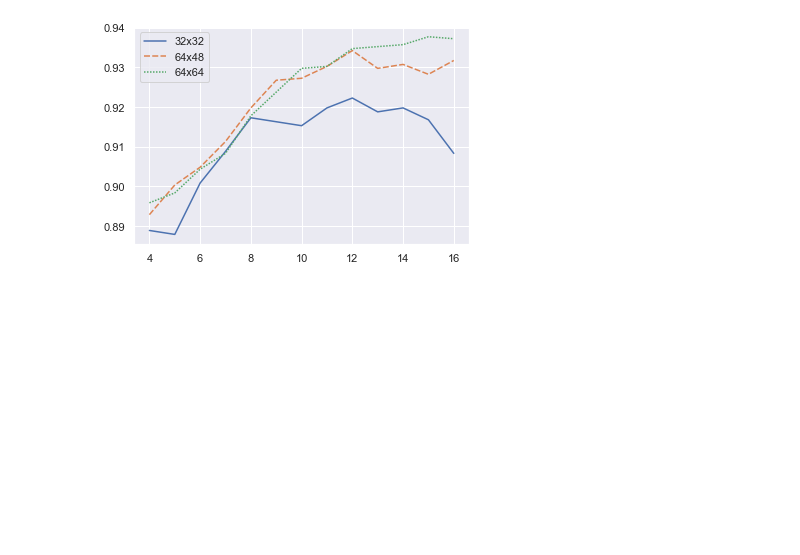
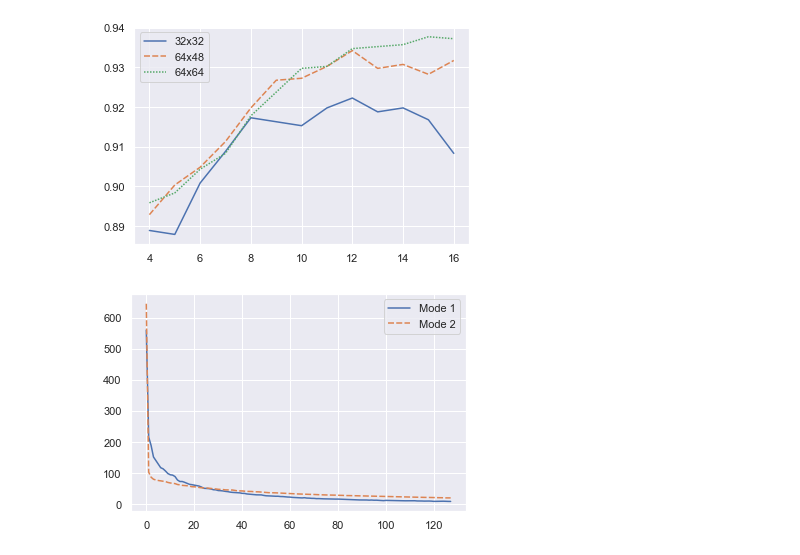
Before and after one commit to elladetic/USPP-2, a Jupyter notebook: Za predaju - FINAL/Algorithm_2.ipynb, the cells around one changed output. Saved outputs shown, nothing was run; the diff lists cells and outputs as text; code cells hidden in the pictures; blank space fills up the shorter version.

Commit message:
Added plot norm

```diff
--- a/Za predaju - FINAL/Algorithm_2.ipynb
+++ b/Za predaju - FINAL/Algorithm_2.ipynb
@@ -136,7 +132,7 @@ k = np.unique(D_train).size
 # %%
 T = construct_tensor(A_train, D_train, k)
 
-F, U_p = HOSVD(T, 64, 64)
+F, U_p = HOSVD(T, 128, 128)
 
 B = alg2_train(F,k,30)
 
@@ -179,3 +175,28 @@ sns.lineplot(data = df)
 # %% [output]
 <AxesSubplot:>
 [figure]
+# %%
+def plot_norm(T):
+
+    norm_1 = np.zeros(T.shape[0])
+    for i in range(T.shape[0]):
+        norm_1[i] = np.linalg.norm(T[i,:,:])    #optimizirati naknadno: suma dij!
+
+    norm_2 = np.zeros(T.shape[1])
+    for i in range(T.shape[1]):
+        norm_2[i] = np.linalg.norm(T[:,i,:])
+
+    norm_3 = np.zeros(T.shape[2])
+    for i in range(T.shape[2]):
+        norm_3[i] = np.linalg.norm(T[:,:,i])
+
+    df1 = pd.DataFrame(data = {'Mode 1':norm_1})
+    df2 = pd.DataFrame(data = {'Mode 2':norm_2})
+    df = pd.concat([df1,df2], ignore_index=True, axis=1)
+    df.columns = ['Mode 1', 'Mode 2']
+
+    sns.lineplot(data = df)
+# %%
+plot_norm(F)
+# %% [output]
+[figure, added]
```
Also changed, not shown: parts of 3 cells of this notebook, 4 other files.
